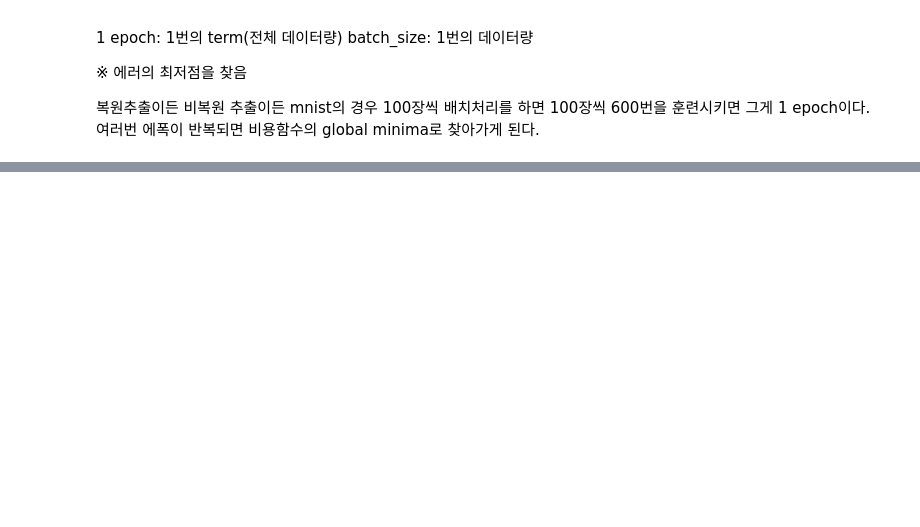
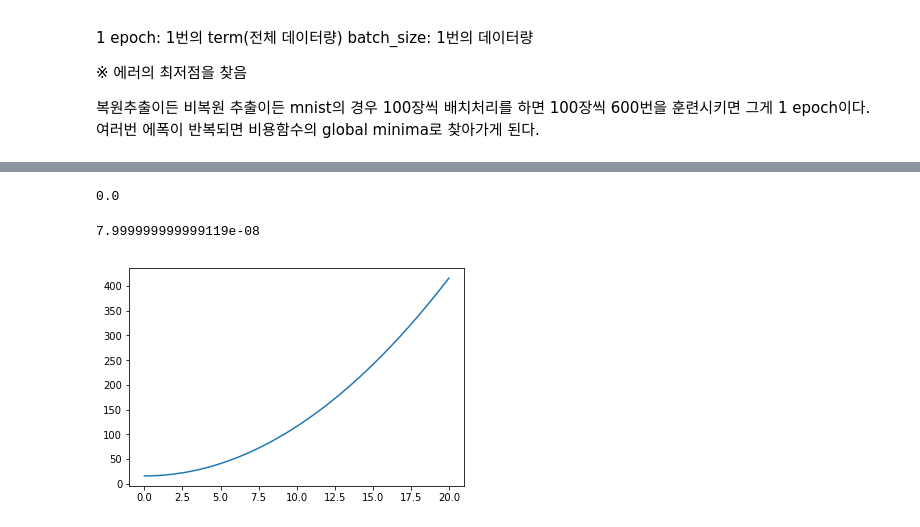
Before and after one commit to nsa18685/Deep_Learning_Python, a Jupyter notebook: Chapter4. NeuralNet training.ipynb, the cells around one changed output, grey strips where cells are left out. Drawn from its saved outputs; the diff is of its cells as text; code cells hidden in the pictures; blank space fills up the shorter version.

```diff
--- a/Chapter4. NeuralNet training.ipynb
+++ b/Chapter4. NeuralNet training.ipynb
@@ -239,0 +339,12 @@ print(cnt/(len(x)*epochs))
+# %%
+def numerical_diff(f,x):
+    h = 1e-50
+    return (f(x+h) - f(x)) / h
+
+# 위의 함수의 문제점은 h 가 컴퓨터로 계산시 소수점 8자리 이하는 생략되어 오류가 발생한다.
+
+import numpy as np
+
+print(np.float32(1e-50))
+# %% [output]
+0.0
@@ -239,0 +359,25 @@ print(cnt/(len(x)*epochs))
+# %%
+# 비용함수를 수치미분 함수로 미분을 하는데, x = 4에서의 미분계수(기울기)를 구하시오
+
+y = x**2 + 4 **2  # cost function
+
+def loss(x):
+    return x**2 + 4**2
+
+print(numerical_diff(loss, 4))  # 중앙차분 오차 발생
+# %% [output]
+7.999999999999119e-08
+# %%
+# 비용함수를 시각화 하시오
+import matplotlib.pyplot as plt
+import numpy as np
+
+def loss(x):
+    return x**2 + 4**2
+
+x = np.arange(0,20,0.01)
+
+plt.plot(x,loss(x))
+plt.show()
+# %% [output]
+[figure, added]
```
Also changed, not shown: parts of 36 cells of this notebook, 3 other files.
